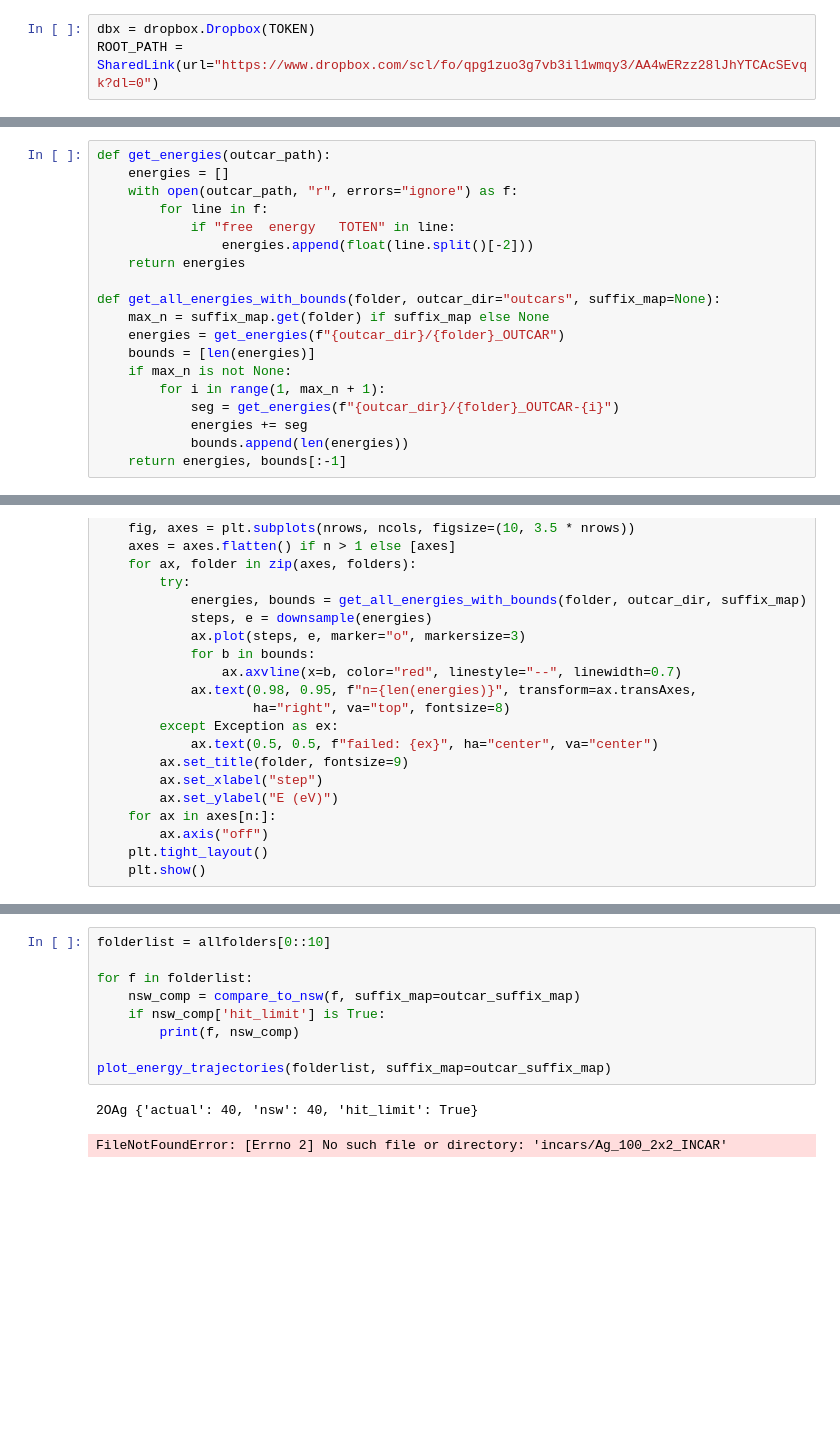
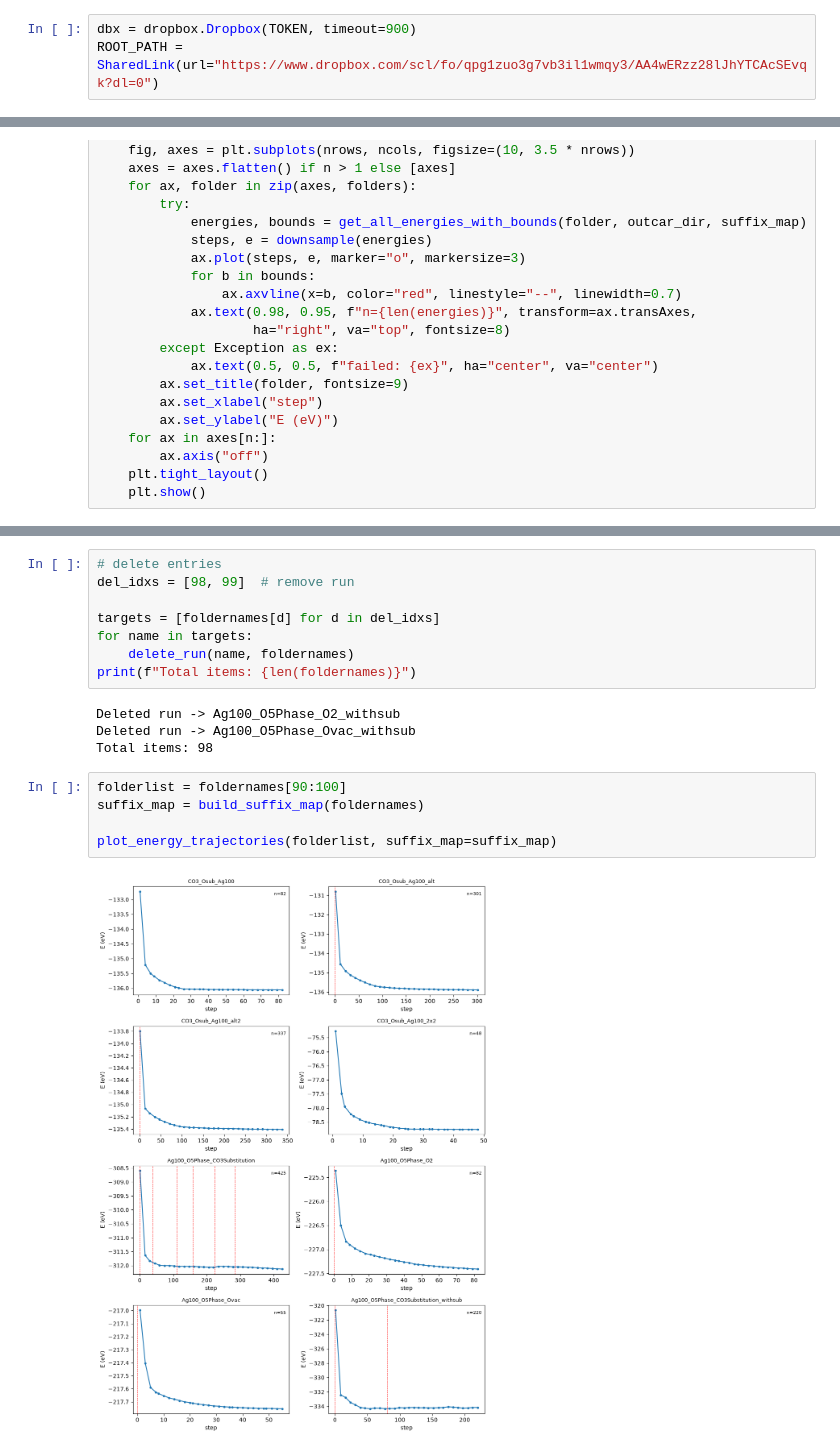
Before and after one commit to zbschwab/finetuned-mlips, a Jupyter notebook: data-processing/ag-data-selection.ipynb, the cells around one changed output, grey strips where cells are left out. Saved outputs shown, nothing was run; the diff lists cells and outputs as text; blank space fills up the shorter version.

Commit message:
manually screened through OUTCAR trajectories

```diff
--- a/data-processing/ag-data-selection.ipynb
+++ b/data-processing/ag-data-selection.ipynb
@@ -24,7 +23,7 @@ print(f"Total items: {len(foldernames)}")
 # %% [output]
 Total items: 143
 # %%
-dbx = dropbox.Dropbox(TOKEN)
+dbx = dropbox.Dropbox(TOKEN, timeout=900)
 ROOT_PATH = SharedLink(url="https://www.dropbox.com/scl/fo/qpg1zuo3g7vb3il1wmqy3/AA4wERzz28lJhYTCAcSEvqk?dl=0")
 # %%
 # get all numeric suffixes N among files named '{prefix}-N' in names
@@ -198,19 +217,0 @@ outcar_suffix_map = build_suffix_map_from_local(foldernames)
-# %%
-def get_energies(outcar_path):
-    energies = []
-    with open(outcar_path, "r", errors="ignore") as f:
-        for line in f:
-            if "free  energy   TOTEN" in line:
-                energies.append(float(line.split()[-2]))
-    return energies
-
-def get_all_energies_with_bounds(folder, outcar_dir="outcars", suffix_map=None):
-    max_n = suffix_map.get(folder) if suffix_map else None
-    energies = get_energies(f"{outcar_dir}/{folder}_OUTCAR")
-    bounds = [len(energies)]
-    if max_n is not None:
-        for i in range(1, max_n + 1):
-            seg = get_energies(f"{outcar_dir}/{folder}_OUTCAR-{i}")
-            energies += seg
-            bounds.append(len(energies))
-    return energies, bounds[:-1]
@@ -511,12 +295,19 @@ allfolders = [
+# %%
+# delete entries
+del_idxs = [98, 99]  # remove run
+
+targets = [foldernames[d] for d in del_idxs]
+for name in targets:
+    delete_run(name, foldernames)
+print(f"Total items: {len(foldernames)}")
+# %% [output]
+Deleted run -> Ag100_O5Phase_O2_withsub
+Deleted run -> Ag100_O5Phase_Ovac_withsub
+Total items: 98
 # %%
-folderlist = allfolders[0::10]
+folderlist = foldernames[90:100]
+suffix_map = build_suffix_map(foldernames)
 
-for f in folderlist:
-    nsw_comp = compare_to_nsw(f, suffix_map=outcar_suffix_map)
-    if nsw_comp['hit_limit'] is True:
-        print(f, nsw_comp)
-
-plot_energy_trajectories(folderlist, suffix_map=outcar_suffix_map)
+plot_energy_trajectories(folderlist, suffix_map=suffix_map)
 # %% [output]
-2OAg {'actual': 40, 'nsw': 40, 'hit_limit': True}
-FileNotFoundError: [Errno 2] No such file or directory: 'incars/Ag_100_2x2_INCAR'
+[figure, added]
```
Also changed, not shown: parts of 21 cells of this notebook.
